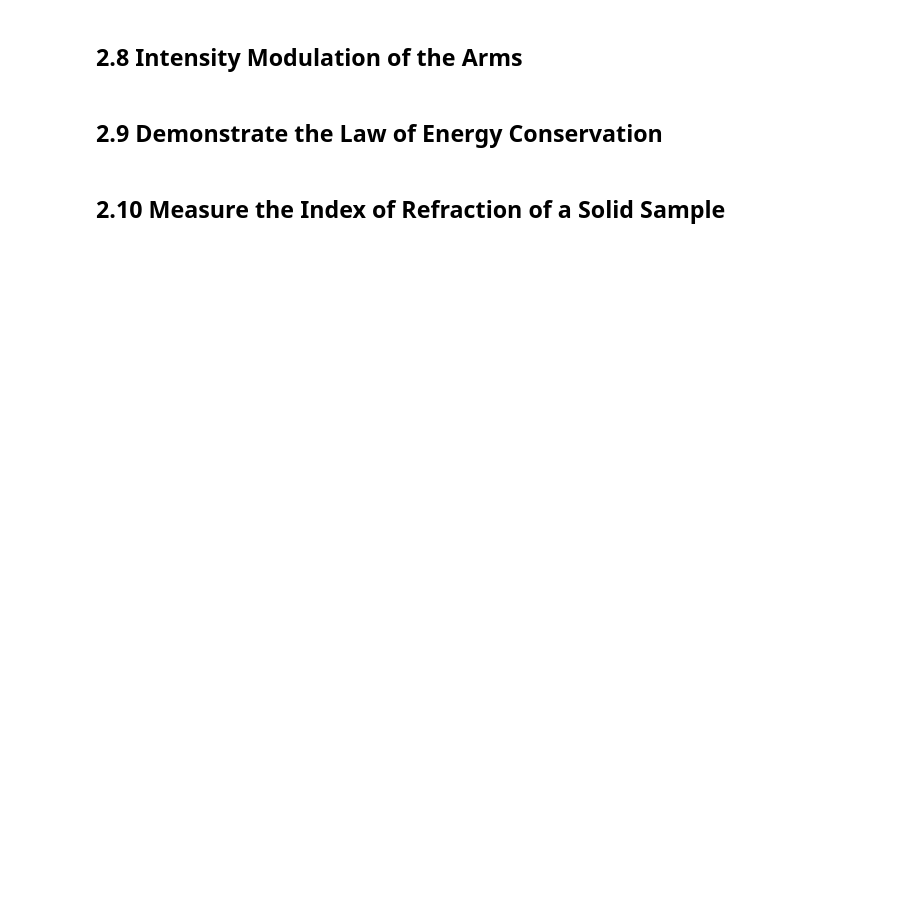
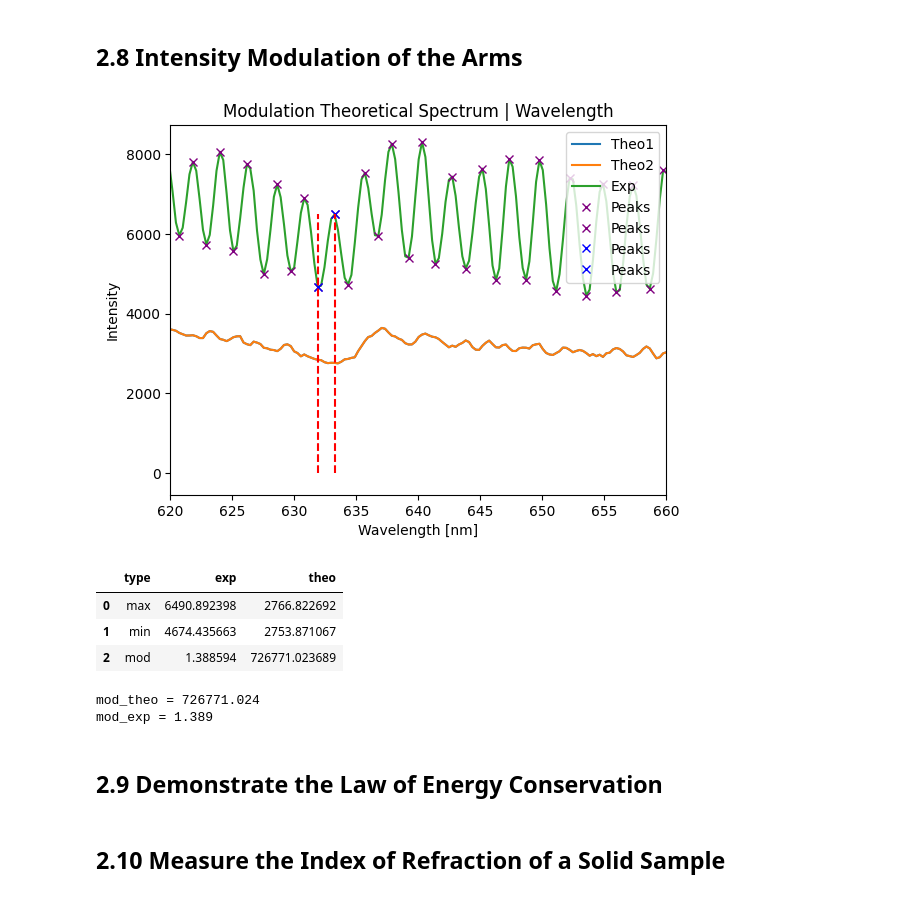
Before and after one commit to YehonathanBarda/PhyChemLab, a Jupyter notebook: Interferometry.ipynb, the cells around one changed output. Cells and saved outputs as stored; diff of their text form; code cells hidden in the pictures; blank space fills up the shorter version.

```diff
--- a/Interferometry.ipynb
+++ b/Interferometry.ipynb
@@ -153,5 +300,60 @@ print('l3 = {:.3f} ± {:.3f} μm'.format(l3, l3_err))
 # %% [markdown]
 ## 2.8 Intensity Modulation of the Arms
+# %%
+mod_theo1_file = 'interferometry_data/mod_theo1.xlsx'
+mod_theo2_file = 'interferometry_data/mod_theo2.xlsx'
+mod_exp_file = 'interferometry_data/modexp.xlsx'
+data_mod_theo1 = load_data(mod_theo1_file)
+data_mod_theo2 = load_data(mod_theo2_file)
+data_mod_exp = load_data(mod_exp_file)
+max_peaks_exp, _ = find_peaks(data_mod_exp['intensity'], height = 4000, distance = 1, width = 1)
+min_peaks_exp, _ = find_peaks(-data_mod_exp['intensity'] ,distance = 1, width = 1)
+
+# mod_theo_resulutsFP = calc_file(mod_theo1_file, plot1 = 'wavel', plot2 = True, width = 4, distance = 60)
+plt.plot(data_mod_theo1['wavelength nm'], data_mod_theo1['intensity'], label = 'Theo1')
+plt.plot(data_mod_theo1['wavelength nm'], data_mod_theo1['intensity'], label = 'Theo2')
+plt.plot(data_mod_exp['wavelength nm'], data_mod_exp['intensity'], label = 'Exp')
+
+plt.plot(data_mod_exp['wavelength nm'][max_peaks_exp], data_mod_exp['intensity'][max_peaks_exp], 'x', label = 'Peaks', color = 'purple') # max of exp
+plt.plot(data_mod_exp['wavelength nm'][min_peaks_exp], data_mod_exp['intensity'][min_peaks_exp], 'x', label = 'Peaks', color = 'purple') # min of exp
+
+n =56
+m =153
+
+plt.plot(data_mod_exp['wavelength nm'][max_peaks_exp[n]], data_mod_exp['intensity'][max_peaks_exp[n]], 'x', label = 'Peaks', color = 'blue')
+plt.plot(data_mod_exp['wavelength nm'][min_peaks_exp[m]], data_mod_exp['intensity'][min_peaks_exp[m]], 'x', label = 'Peaks', color = 'blue')
+
+# plt.plot(data_mod_theo1['wavelength nm'][max_peaks_exp[m]], data_mod_theo1['intensity'][max_peaks_exp[m]], 'x', label = 'Peaks', color = 'blue')
+
+plt.vlines(data_mod_exp['wavelength nm'][max_peaks_exp[n]], 0, data_mod_exp['intensity'][max_peaks_exp[n]], color = 'r', linestyle = '--')
+plt.vlines(data_mod_exp['wavelength nm'][min_peaks_exp[m]], 0, data_mod_exp['intensity'][max_peaks_exp[n]], color = 'r', linestyle = '--')
+
+plt.xlabel('Wavelength [nm]')
+plt.ylabel('Intensity')
+plt.title('Modulation Theoretical Spectrum | Wavelength')
+plt.xlim(620,660)
+plt.legend()
+plt.show()
+# mod_theo_resuluts = calc_file2(mod_theo1_file, plot = True, width = 1, distance = 1)
+I1 = data_mod_theo1['intensity'][max_peaks_exp[n]]
+I2 = data_mod_theo2['intensity'][max_peaks_exp[n]]
+mod_theo = (np.sqrt(I1) + np.sqrt(I2)) ** 2 / (np.sqrt(I1) - np.sqrt(I2)) ** 2
+mod_exp = data_mod_exp['intensity'][max_peaks_exp[n]] / data_mod_exp['intensity'][min_peaks_exp[m]]
+df = pd.DataFrame({'type':['max','min','mod']\
+                   ,'exp': [data_mod_exp['intensity'][max_peaks_exp[n]], data_mod_exp['intensity'][min_peaks_exp[m]], mod_exp],\
+                    'theo': [I1, I2, mod_theo]})
+display(df)
+
+print('mod_theo = {:.3f}'.format(mod_theo))
+print('mod_exp = {:.3f}'.format(mod_exp))
+# %% [output]
+[figure, added]
+|  | type | exp | theo |
+| 0 | max | 6490.892398 | 2766.822692 |
+| 1 | min | 4674.435663 | 2753.871067 |
+| 2 | mod | 1.388594 | 726771.023689 |
+mod_theo = 726771.024
+mod_exp = 1.389
 # %% [markdown]
 ## 2.9 Demonstrate the Law of Energy Conservation
 # %%
```
Also changed, not shown: parts of 10 cells of this notebook, 9 other files.
